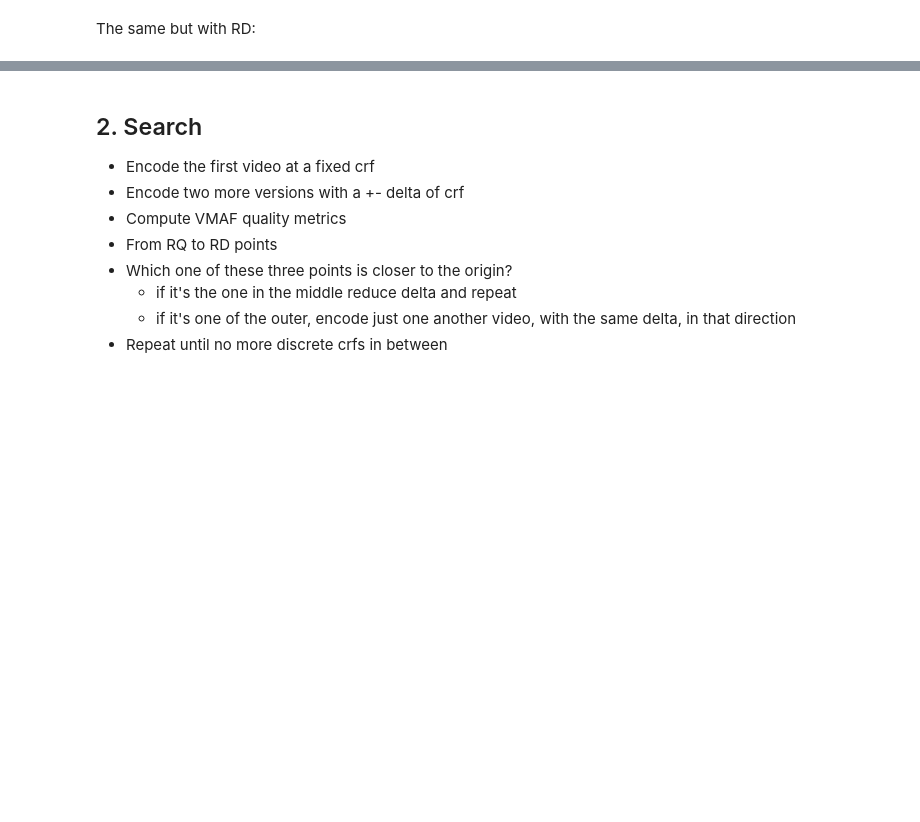
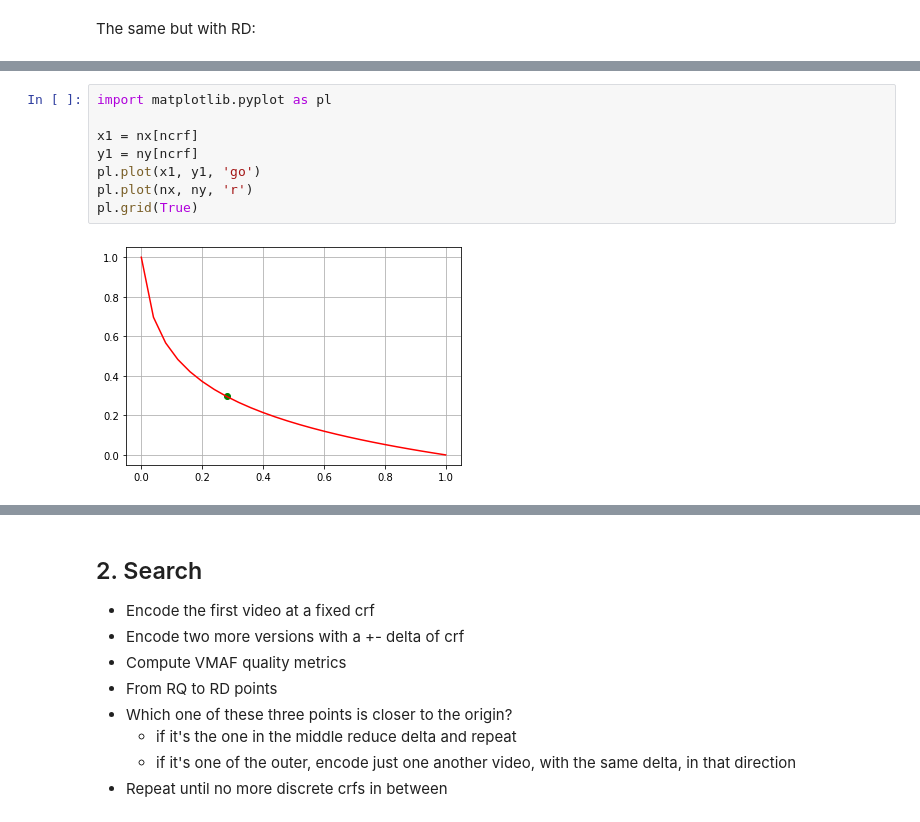
Before and after one commit to CheminDavide/Dynopt, a Jupyter notebook: MAIN.ipynb, the cells around one changed output, grey strips where cells are left out. Saved outputs shown, nothing was run; the diff lists cells and outputs as text; blank space fills up the shorter version.

```diff
--- a/MAIN.ipynb
+++ b/MAIN.ipynb
@@ -145,0 +145,10 @@ pl.grid(True)
+# %%
+import matplotlib.pyplot as pl
+
+x1 = nx[ncrf]
+y1 = ny[ncrf]
+pl.plot(x1, y1, 'go')
+pl.plot(nx, ny, 'r')
+pl.grid(True)
+# %% [output]
+[figure, added]
```
Also changed, not shown: parts of 5 cells of this notebook, 1 other file.
